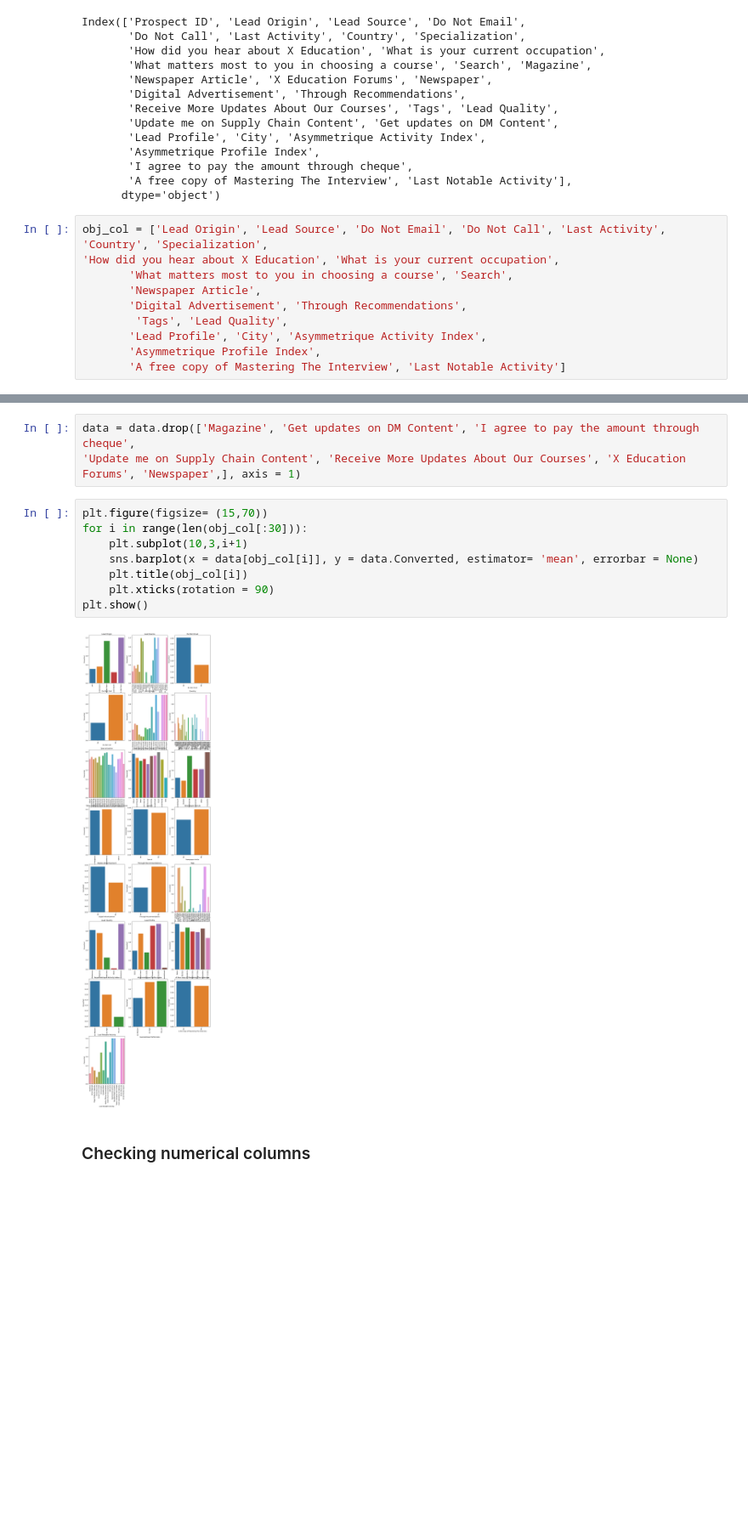
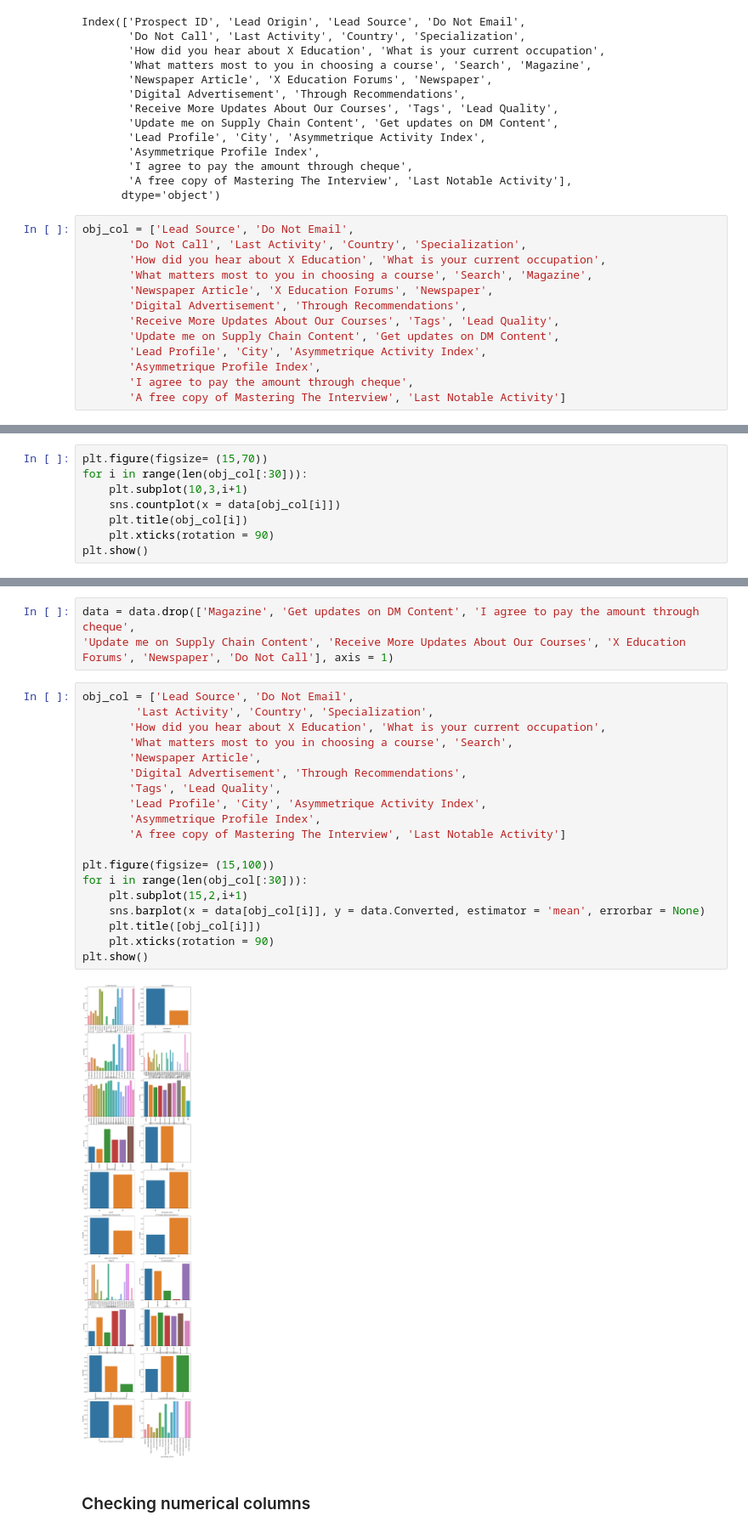
Before and after one commit to artik-gupta/Lead-Score-Case-study-assignment, a Jupyter notebook: LR model.ipynb, the cells around one changed output, grey strips where cells are left out. Shown at 85% size. Saved outputs shown, nothing was run; the diff lists cells and outputs as text; blank space fills up the shorter version.

```diff
--- a/LR model.ipynb
+++ b/LR model.ipynb
@@ -75,12 +82,15 @@ Index(['Prospect ID', 'Lead Origin', 'Lead Source', 'Do Not Email',
        'A free copy of Mastering The Interview', 'Last Notable Activity'],
       dtype='object')
 # %%
-obj_col = ['Lead Origin', 'Lead Source', 'Do Not Email', 'Do Not Call', 'Last Activity', 'Country', 'Specialization',
-'How did you hear about X Education', 'What is your current occupation',
-       'What matters most to you in choosing a course', 'Search',
-       'Newspaper Article',
+obj_col = ['Lead Source', 'Do Not Email',
+       'Do Not Call', 'Last Activity', 'Country', 'Specialization',
+       'How did you hear about X Education', 'What is your current occupation',
+       'What matters most to you in choosing a course', 'Search', 'Magazine',
+       'Newspaper Article', 'X Education Forums', 'Newspaper',
        'Digital Advertisement', 'Through Recommendations',
-        'Tags', 'Lead Quality',
+       'Receive More Updates About Our Courses', 'Tags', 'Lead Quality',
+       'Update me on Supply Chain Content', 'Get updates on DM Content',
        'Lead Profile', 'City', 'Asymmetrique Activity Index',
        'Asymmetrique Profile Index',
+       'I agree to pay the amount through cheque',
        'A free copy of Mastering The Interview', 'Last Notable Activity']
@@ -86,0 +99,8 @@ obj_col = ['Lead Origin', 'Lead Source', 'Do Not Email', 'Do Not Call', 'Last Ac
+# %%
+plt.figure(figsize= (15,70))
+for i in range(len(obj_col[:30])):
+    plt.subplot(10,3,i+1)
+    sns.countplot(x = data[obj_col[i]])
+    plt.title(obj_col[i])
+    plt.xticks(rotation = 90)
+plt.show()
@@ -89,16 +111,27 @@ Dropping columns as they have only one categorical value
 # %%
 data = data.drop(['Magazine', 'Get updates on DM Content', 'I agree to pay the amount through cheque',
-'Update me on Supply Chain Content', 'Receive More Updates About Our Courses', 'X Education Forums', 'Newspaper',], axis = 1)
+'Update me on Supply Chain Content', 'Receive More Updates About Our Courses', 'X Education Forums', 'Newspaper', 'Do Not Call'], axis = 1)
 # %%
-plt.figure(figsize= (15,70))
+obj_col = ['Lead Source', 'Do Not Email',
+        'Last Activity', 'Country', 'Specialization',
+       'How did you hear about X Education', 'What is your current occupation',
+       'What matters most to you in choosing a course', 'Search',
+       'Newspaper Article',
+       'Digital Advertisement', 'Through Recommendations',
+       'Tags', 'Lead Quality',
+       'Lead Profile', 'City', 'Asymmetrique Activity Index',
+       'Asymmetrique Profile Index',
+       'A free copy of Mastering The Interview', 'Last Notable Activity']
+
+plt.figure(figsize= (15,100))
 for i in range(len(obj_col[:30])):
-    plt.subplot(10,3,i+1)
-    sns.barplot(x = data[obj_col[i]], y = data.Converted, estimator= 'mean', errorbar = None)
-    plt.title(obj_col[i])
+    plt.subplot(15,2,i+1)
+    sns.barplot(x = data[obj_col[i]], y = data.Converted, estimator = 'mean', errorbar = None)
+    plt.title([obj_col[i]])
     plt.xticks(rotation = 90)
 plt.show()
 # %% [output]
-[figure, old version]
+[figure, new version]
 # %% [markdown]
 ### Checking numerical columns
 # %%
```
Also changed, not shown: parts of 11 cells of this notebook.
